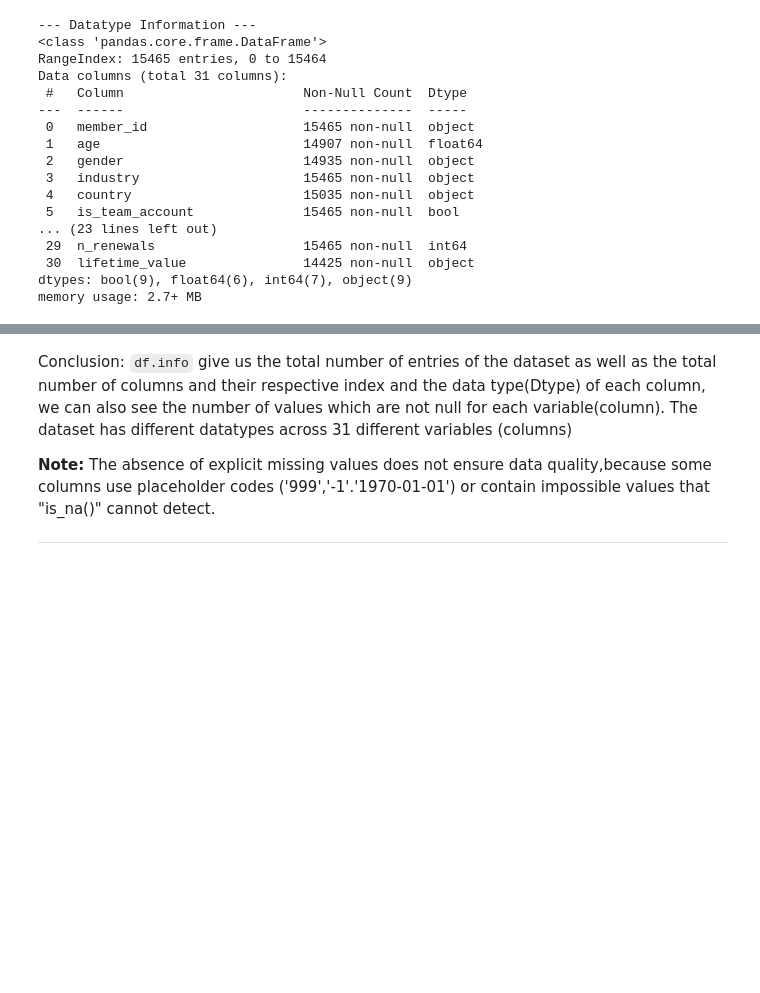
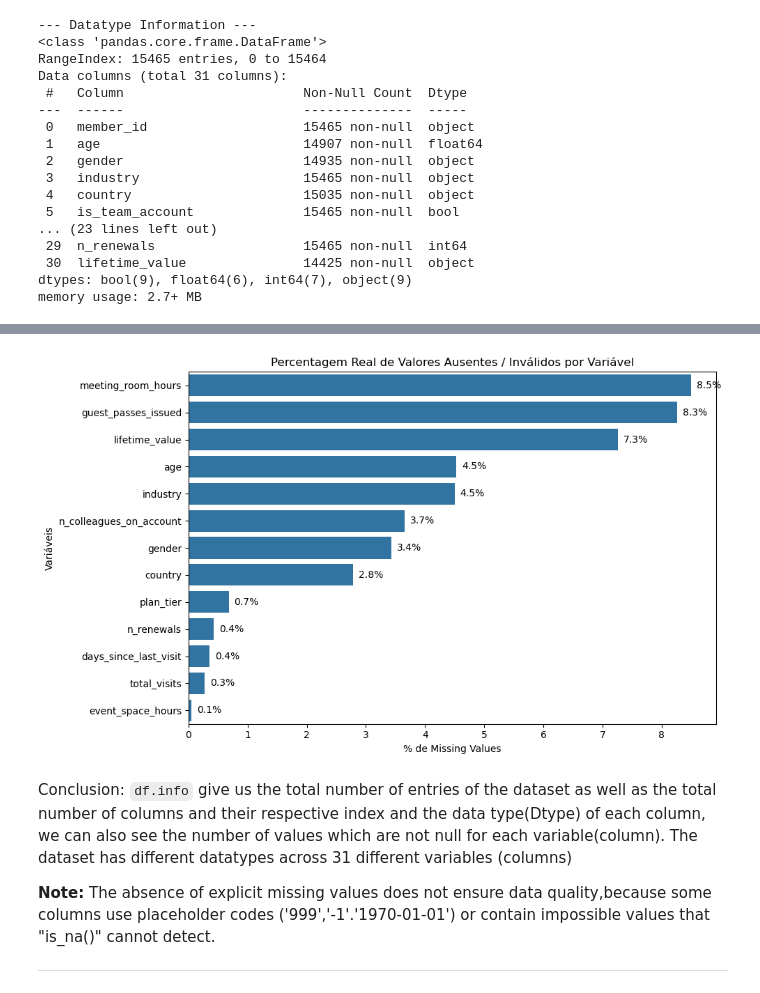
Before and after one commit to Diogosousa03/DM_Grupo18, a Jupyter notebook: notebooks/Group18_EDA_Code.ipynb, the cells around one changed output, grey strips where cells are left out. Cells and saved outputs as stored; diff of their text form; code cells hidden in the pictures; blank space fills up the shorter version.

```diff
--- a/notebooks/Group18_EDA_Code.ipynb
+++ b/notebooks/Group18_EDA_Code.ipynb
@@ -60,8 +64,79 @@ memory usage: 2.7+ MB
 # %%
-# Number and percentage of missing values per column
-missing = pd.DataFrame({
-    "n_missing": df.isna().sum(),
-    "pct_missing": (df.isna().mean() * 100).round(1)
-}).sort_values("n_missing", ascending=False)
-missing
+# 1. Manter uma cópia para auditoria
+df_audit = df.copy()
+
+# -------------------------------------------------------------------------
+# A. SUBSTiTUIÇÃO DE VALORES INVÁLIDOS POR NaN
+# -------------------------------------------------------------------------
+
+# A.1. Idades inválidas (< 16 ou > 100)
+invalid_age_mask = (df_audit['age'] < 16) | (df_audit['age'] > 100)
+df_audit.loc[invalid_age_mask, 'age'] = np.nan
+
+# A.2. Variáveis numéricas que não podem ter valores negativos (< 0)
+non_negative_cols = [
+    'n_colleagues_on_account', 'days_since_last_visit', 'total_visits',
+    'avg_weekly_visits', 'entitled_visits_last_period', 'actual_visits_last_period',
+    'meeting_room_hours', 'event_space_hours', 'guest_passes_issued', 'n_renewals'
+]
+
+for col in non_negative_cols:
+    if col in df_audit.columns:
+        df_audit.loc[df_audit[col] < 0, col] = np.nan
+
+# A.3. Tratar e converter `lifetime_value` (valores não numéricos ou negativos -> NaN)
+if 'lifetime_value' in df_audit.columns:
+    # Limpar caracteres não numéricos
+    clean_ltv = df_audit['lifetime_value'].astype(str).str.replace(r'[^\d.-]', '', regex=True)
+    df_audit['lifetime_value'] = pd.to_numeric(clean_ltv, errors='coerce')
+    # Valores negativos passam a NaN
+    df_audit.loc[df_audit['lifetime_value'] < 0, 'lifetime_value'] = np.nan
+
+# A.4. Padronização de strings e substituição de termos genéricos ("unknown", "none") por NaN
+cat_cols = ['gender', 'industry', 'country', 'plan_tier']
+invalid_str_terms = ['unknown', 'none', 'null', '?', '-', 'nan', '', 'n/a']
+
+for col in cat_cols:
+    if col in df_audit.columns:
+        # Padronizar texto para minúsculas e sem espaços extras
+        df_audit[col] = df_audit[col].astype(str).str.strip().str.lower()
+        # Substituir termos inválidos por NaN
+        df_audit[col] = df_audit[col].replace(invalid_str_terms, np.nan)
+
+# -------------------------------------------------------------------------
+# B. AUDITORIA REAL DE MISSING VALUES (Tabela + Gráfico)
+# -------------------------------------------------------------------------
+
+# Criar tabela resumo de missing values
+missing_summary = pd.DataFrame({
+    'Total NaNs Reais': df_audit.isna().sum(),
+    'Percentagem (%)': (df_audit.isna().mean() * 100).round(2)
+}).sort_values(by='Total NaNs Reais', ascending=False)
+
+# Filtrar apenas colunas que possuem missing values
+missing_summary_filtered = missing_summary[missing_summary['Total NaNs Reais'] > 0]
+
+print("=== RELATÓRIO DE MISSING VALUES (INCLUINDO VALORES INVÁLIDOS) ===")
+display(missing_summary_filtered)
+
+# Visualização gráfica das variáveis com valores ausentes
+plt.figure(figsize=(10, 6))
+ax = sns.barplot(
+    x=missing_summary_filtered['Percentagem (%)'],
+    y=missing_summary_filtered.index,
+)
+
+plt.title('Percentagem Real de Valores Ausentes / Inválidos por Variável')
+plt.xlabel('% de Missing Values')
+plt.ylabel('Variáveis')
+
+# Adicionar rótulos com a percentagem nas barras
+for p in ax.patches:
+    width = p.get_width()
+    ax.annotate(f'{width:.1f}%',
+                (width + 0.3, p.get_y() + p.get_height() / 2.),
+                ha='center', va='center')
+
+plt.tight_layout()
+plt.show()
 # %% [output]
@@ -85,3 +158,4 @@ missing
+[figure, added]
 # %% [markdown]
 Conclusion: `df.info` give us the total number of entries of the dataset as well as the total number of columns and their respective index and the data type(Dtype) of each column, we can also see the number of values which are not null for each variable(column). The dataset has different datatypes across 31 different variables (columns)
 
```
Also changed, not shown: parts of 34 cells of this notebook.
